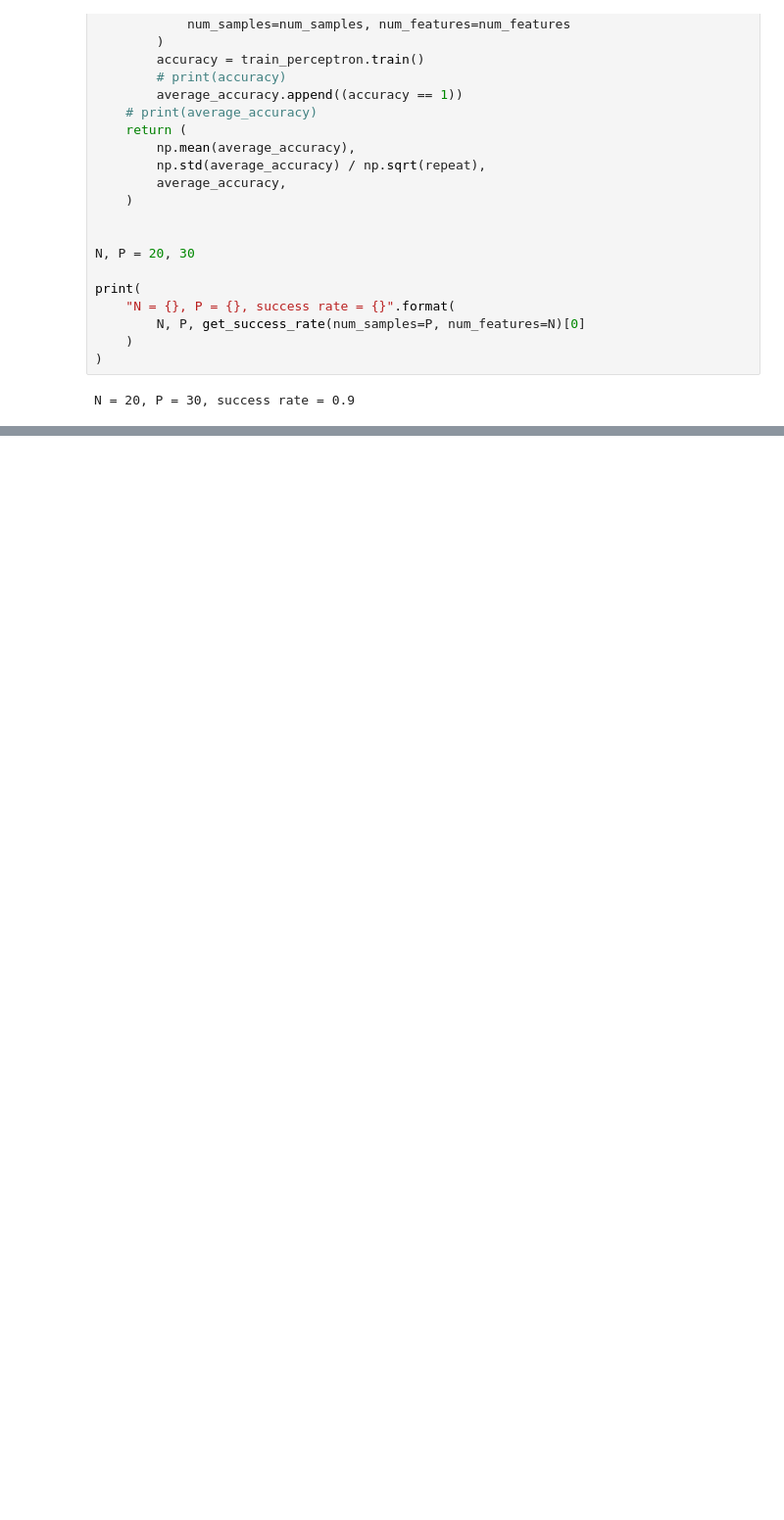
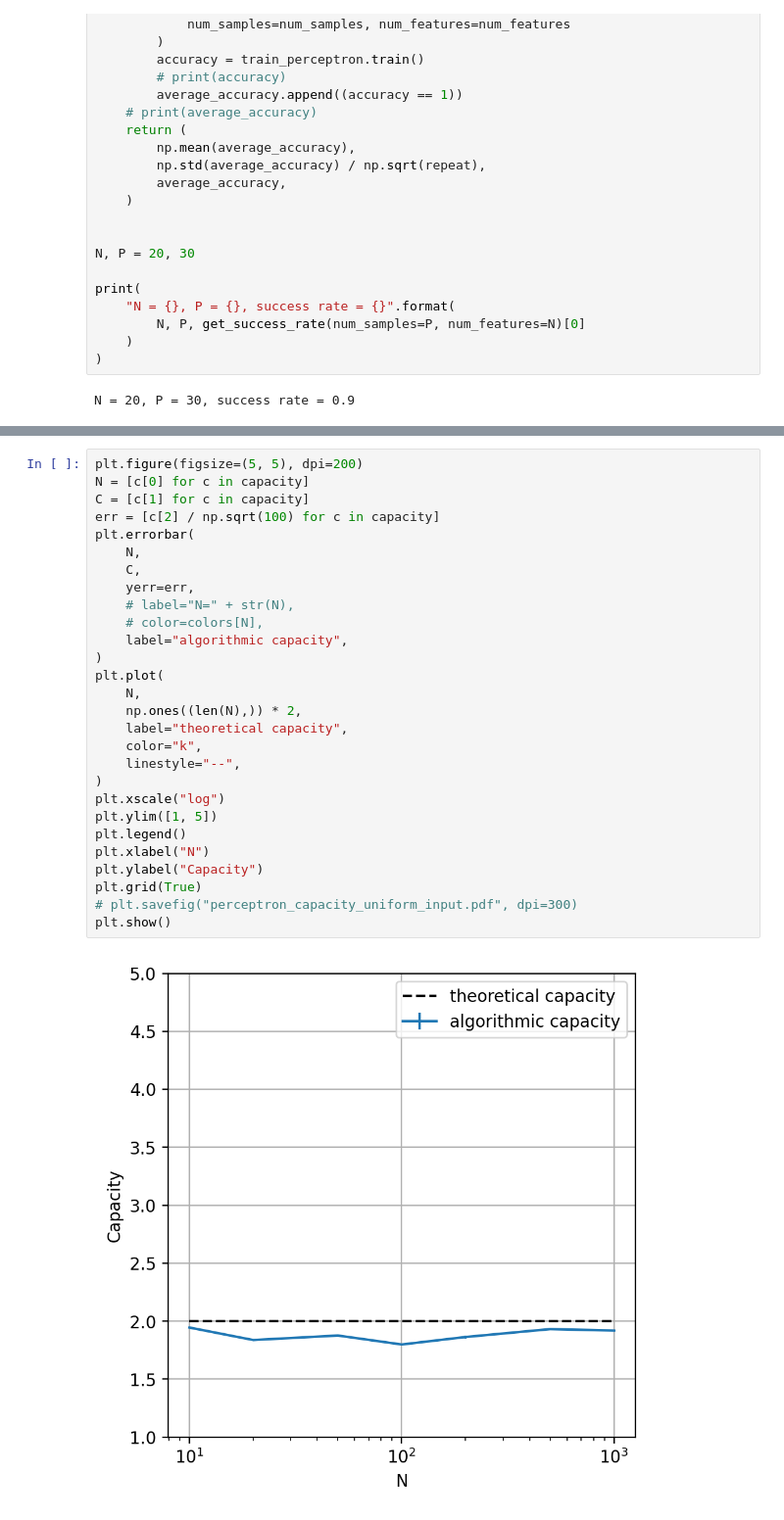
Before and after one commit to london-and-tequila/parallel_synapse_capacity, a Jupyter notebook: perceptron_capacity.ipynb, the cells around one changed output, grey strips where cells are left out. Shown at 98% size. Saved outputs shown, nothing was run; the diff lists cells and outputs as text; blank space fills up the shorter version.

```diff
--- a/perceptron_capacity.ipynb
+++ b/perceptron_capacity.ipynb
@@ -283,0 +305,30 @@ for i in range(int(N * 1.8), int(N * 2.2) + 1, int(N * 0.2)):
+# %%
+plt.figure(figsize=(5, 5), dpi=200)
+N = [c[0] for c in capacity]
+C = [c[1] for c in capacity]
+err = [c[2] / np.sqrt(100) for c in capacity]
+plt.errorbar(
+    N,
+    C,
+    yerr=err,
+    # label="N=" + str(N),
+    # color=colors[N],
+    label="algorithmic capacity",
+)
+plt.plot(
+    N,
+    np.ones((len(N),)) * 2,
+    label="theoretical capacity",
+    color="k",
+    linestyle="--",
+)
+plt.xscale("log")
+plt.ylim([1, 5])
+plt.legend()
+plt.xlabel("N")
+plt.ylabel("Capacity")
+plt.grid(True)
+# plt.savefig("perceptron_capacity_uniform_input.pdf", dpi=300)
+plt.show()
+# %% [output]
+[figure, added]
```
Also changed, not shown: parts of 7 cells of this notebook, 1 other file.
